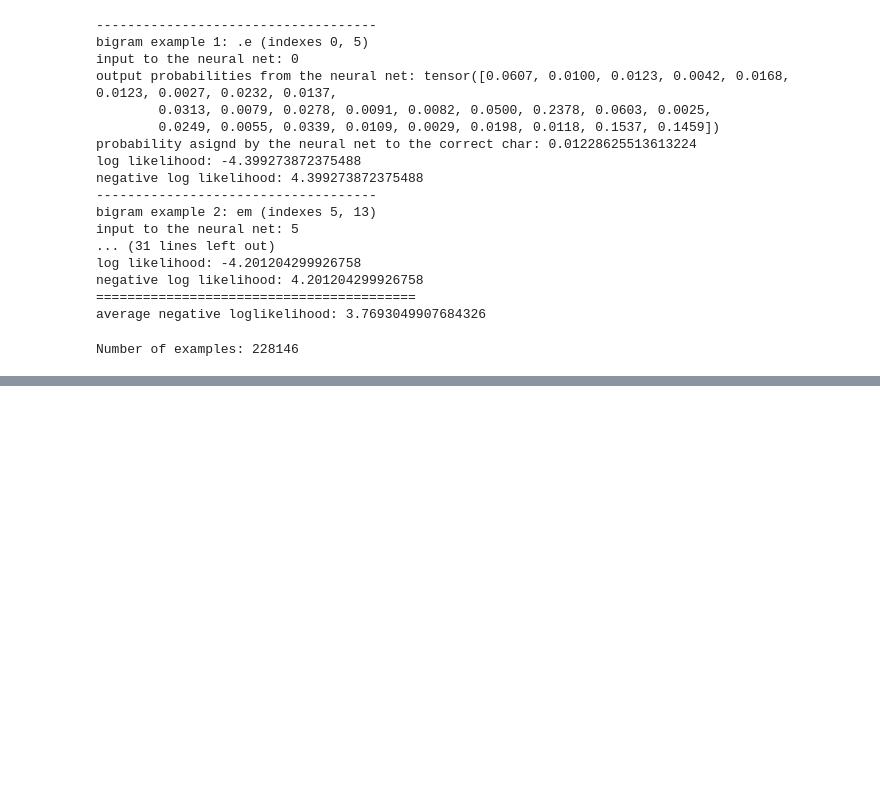
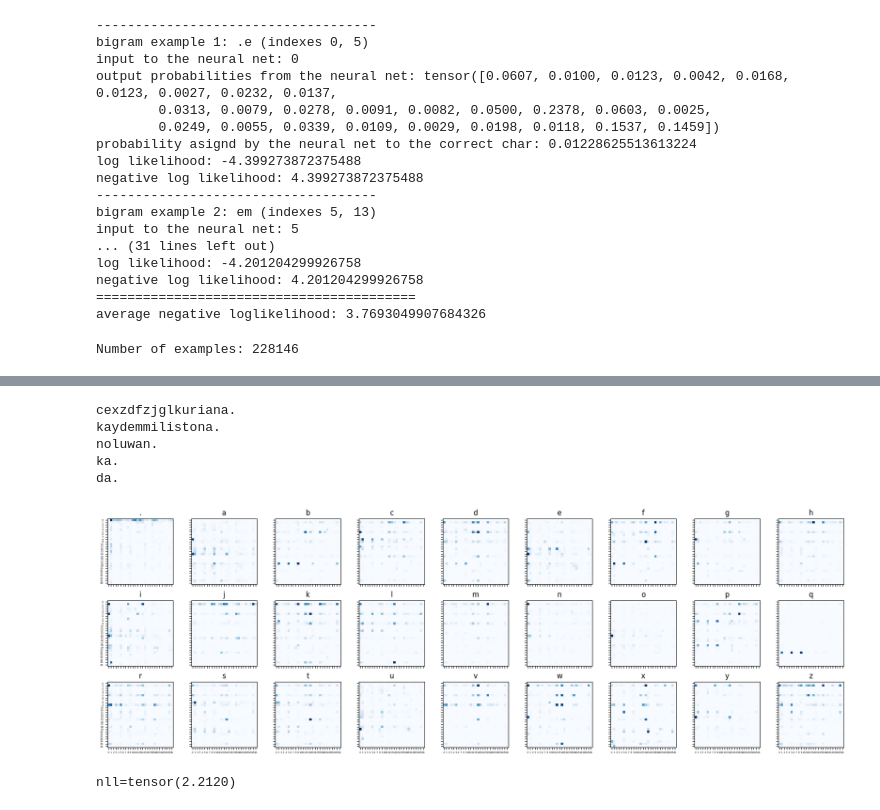
Before and after one commit to omriShneor/makemore, a Jupyter notebook: makemore.ipynb, the cells around one changed output, grey strips where cells are left out. Drawn from its saved outputs; the diff is of its cells as text; code cells hidden in the pictures; blank space fills up the shorter version.

```diff
--- a/makemore.ipynb
+++ b/makemore.ipynb
@@ -302,7 +302,7 @@ ka.
 
 xs, ys = [], []
 for w in words:
-    chs = list(f".{w}.")
+    chs = list(f"..{w}.")
     for i in range(len(chs)-2):
         ix1, ix2, y1 = ctoi[chs[i]], ctoi[chs[i+1]], ctoi[chs[i+2]]
         xs.append([ix1, ix2])
@@ -327 +342,5 @@ num_elements
+# %%
+
+g = torch.Generator().manual_seed(2147483647)
+W = torch.randn((27*27, 27), generator=g, requires_grad=True)
 # %%
@@ -334,0 +379,45 @@ for _ in range(1):
+# %%
+# Sampling
+g = torch.Generator().manual_seed(2147483647)
+for i in range(5):
+  out, ix1, ix2 = [] ,0, 0
+  while True:
+    ctx = torch.tensor([ix1 * 27 + ix2])
+    xenc = F.one_hot(ctx, num_classes=27*27).float()
+    logits = xenc @ W # prediction for log counts
+    counts = logits.exp() # counts
+    p = counts / counts.sum(1, keepdim=True) # probabilities for next char by the model
+    ix = torch.multinomial(p, num_samples=1, replacement=True, generator=g).item()
+    out.append(itoc[ix])
+    if ix == 0:
+      break
+    ix1, ix2 = ix2, ix
+  print(''.join(out))
+# %% [output]
+cexzdfzjglkuriana.
+kaydemmilistona.
+noluwan.
+ka.
+da.
+# %%
+N = torch.zeros((27, 27, 27), dtype=torch.int32)
+for w in words:
+    chs = list(f"..{w}.")
+    for i in range(len(chs)-2):
+        ix1, ix2, y1 = ctoi[chs[i]], ctoi[chs[i+1]], ctoi[chs[i+2]]
+        N[ix1, ix2, y1]+=1
+# %%
+fig, axes = plt.subplots(3, 9, figsize=(18, 6), sharex=True, sharey=True)
+for idx, ax in enumerate(axes.flat):
+    if idx >= 27:
+        ax.axis("off")
+        continue
+    mat = N[idx].float()
+    ax.imshow(mat, cmap="Blues")
+    ax.set_title(itoc[idx])
+    ax.set_xticks(range(27))
+    ax.set_yticks(range(27))
+    ax.tick_params(labelsize=4)
+plt.tight_layout()
+# %% [output]
+[figure, added]
@@ -334,0 +427,17 @@ for _ in range(1):
+# %%
+log_likelihood = 0.0
+n = 0
+
+for w in words:
+    chs = list(f"..{w}.")
+    for i in range(len(chs)-2):
+        ix1, ix2, y1 = ctoi[chs[i]], ctoi[chs[i+1]], ctoi[chs[i+2]]
+        prob = P[ix1, ix2, y1]
+        logprob = torch.log(prob)
+        log_likelihood += logprob
+        n+=1
+
+nll = -log_likelihood/n
+print(f"{nll=}")
+# %% [output]
+nll=tensor(2.2120)
```
Also changed, not shown: parts of 11 cells of this notebook, 1 other file.
